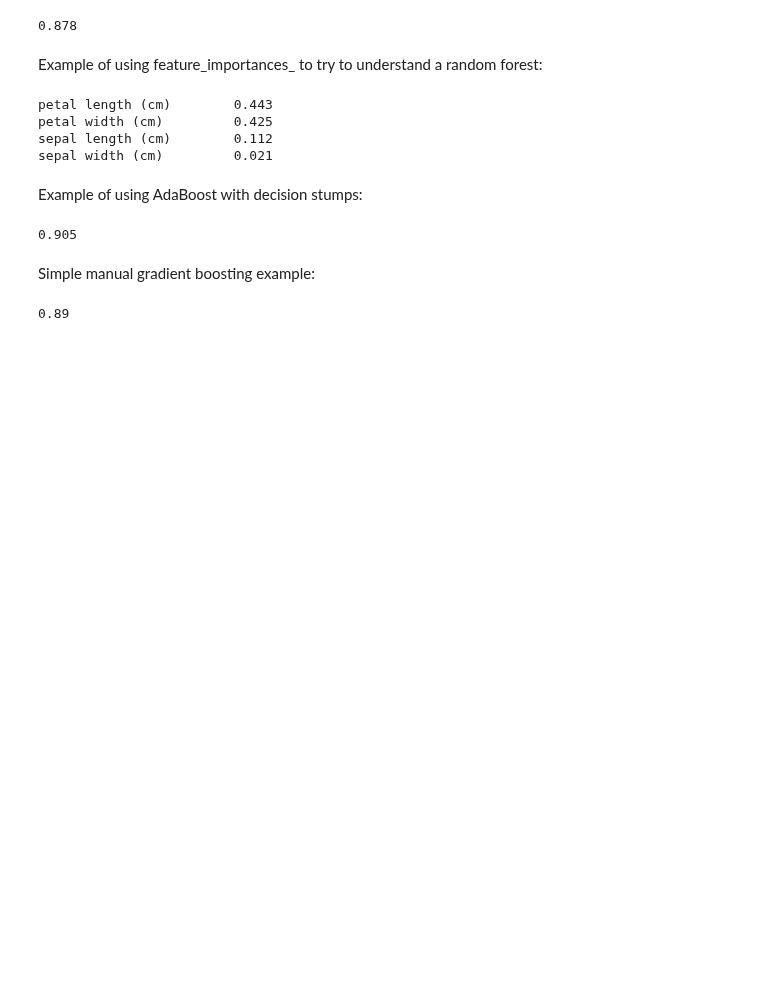
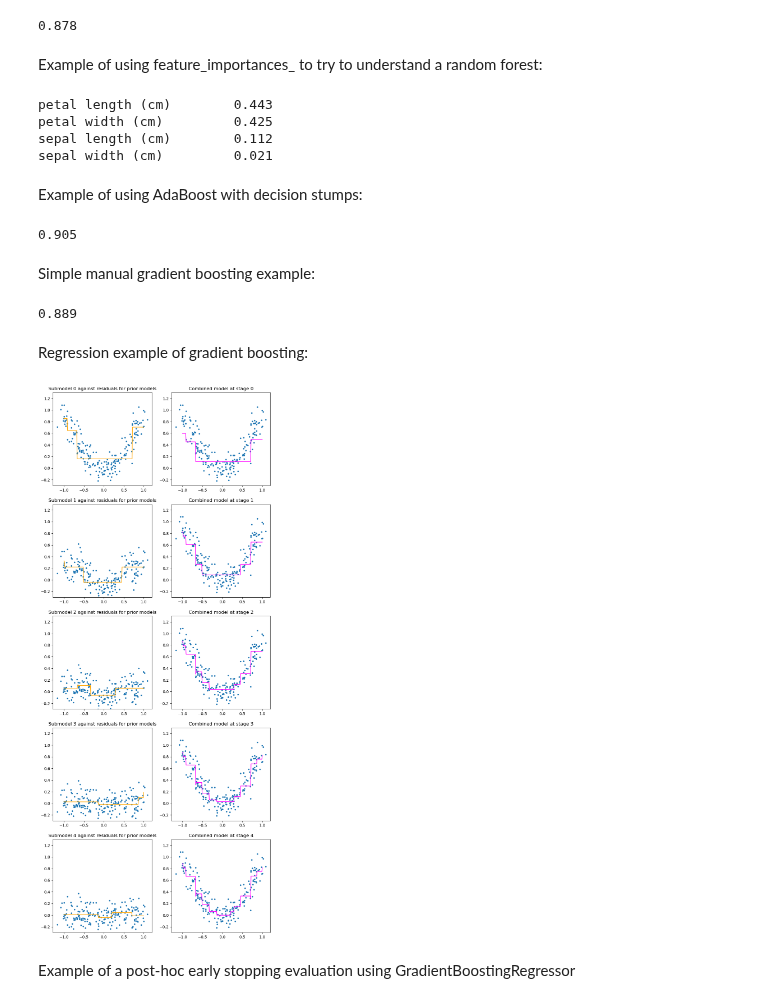
Before and after one commit to kms15/reading_notes, a Jupyter notebook: handsonml2e/handson-ml2-07.ipynb, the cells around one changed output. Cells and saved outputs as stored; diff of their text form; code cells hidden in the pictures; blank space fills up the shorter version.

```diff
--- a/handsonml2e/handson-ml2-07.ipynb
+++ b/handsonml2e/handson-ml2-07.ipynb
@@ -139,7 +139,7 @@ Simple manual gradient boosting example:
 # %%
 n_estimators = 50
 learning_rate = 0.5
-base_models = [DecisionTreeRegressor(max_depth=3, random_state=(i+1)*42) for i in range(n_estimators)]
+base_models = [DecisionTreeRegressor(max_depth=2, random_state=(i+1)*42) for i in range(n_estimators)]
 y_train_residual = y_train
 
 for i in range(n_estimators):
@@ -149,4 +149,49 @@ for i in range(n_estimators):
 y_pred = 0.5 < sum(base_models[i].predict(X_test) for i in range(n_estimators))
 accuracy_score(y_pred, y_test)
 # %% [output]
-0.89
+0.889
+# %% [markdown]
+Regression example of gradient boosting:
+# %%
+np.random.seed(42)
+quad_X_exact = np.random.uniform(-1, 1, size=(250,1))
+quad_y_exact = quad_X_exact[:,0]**2
+quad_X_measured = quad_X_exact + np.random.normal(0, 0.1, size=quad_X_exact.shape)
+quad_y_measured = quad_y_exact + np.random.normal(0, 0.1, size=quad_y_exact.shape)
+
+quad_X, quad_X_val, quad_y, quad_y_val = train_test_split(
+    quad_X_measured, quad_y_measured, train_size=0.8, random_state=42)
+# %%
+n_estimators = 5
+learning_rate = 0.7
+base_models = [DecisionTreeRegressor(max_depth=2, min_samples_leaf=4, random_state=(i+1)*42) for i in range(n_estimators)]
+quad_y_residual = quad_y
+
+for i in range(n_estimators):
+    base_models[i].fit(quad_X, quad_y_residual)
+    quad_y_residual = quad_y_residual - learning_rate*base_models[i].predict(quad_X)
+# %%
+fig,axs = plt.subplots(n_estimators, 2, figsize=(10,25))
+quad_y_residual = quad_y
+X_plot = np.linspace(-1, 1, 200).reshape((-1,1))
+y_pred_cumsum = np.zeros(X_plot.shape[0])
+
+for i in range(n_estimators):
+    y_pred = base_models[i].predict(X_plot)
+    y_pred_cumsum += learning_rate*y_pred
+
+    axs[i,0].set_title(f'Submodel {i} against residuals for prior models')
+    axs[i,0].scatter(quad_X[:,0], quad_y_residual, s=8)
+    axs[i,0].plot(X_plot[:,0], y_pred, c='orange')
+    axs[i,0].set_ylim(-0.3, 1.3)
+
+    axs[i,1].set_title(f'Combined model at stage {i}')
+    axs[i,1].scatter(quad_X[:,0], quad_y, s=8)
+    axs[i,1].plot(X_plot[:,0], y_pred_cumsum, c='magenta')
+    axs[i,1].set_ylim(-0.3, 1.3)
+
+    quad_y_residual = quad_y_residual - learning_rate*base_models[i].predict(quad_X)
+# %% [output]
+[figure, added]
+# %% [markdown]
+Example of a post-hoc early stopping evaluation using GradientBoostingRegressor
```
Also changed, not shown: parts of 4 cells of this notebook.
